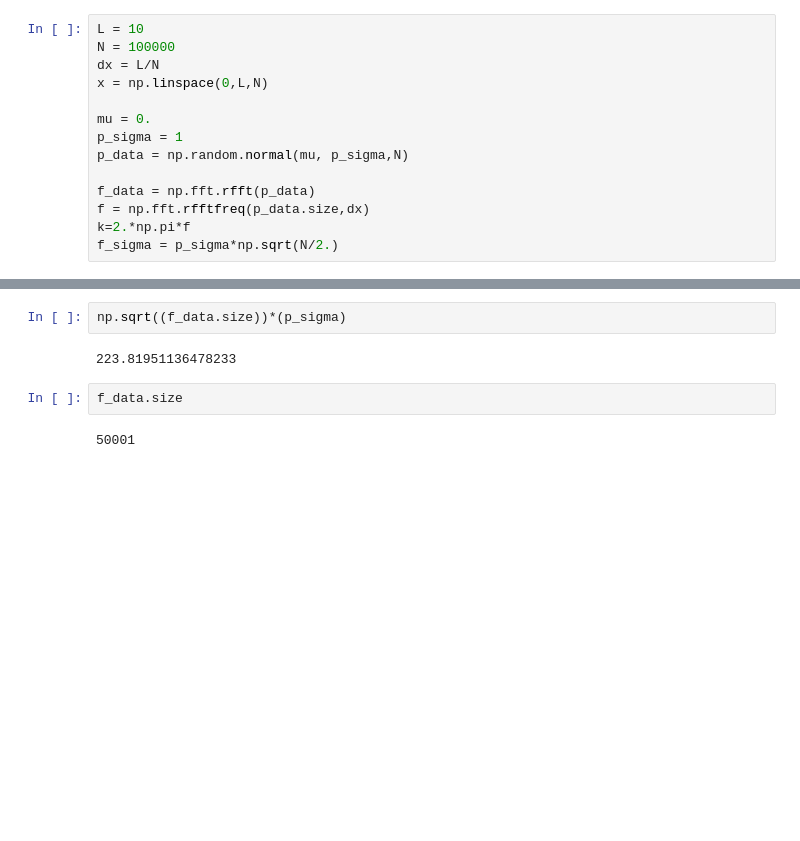
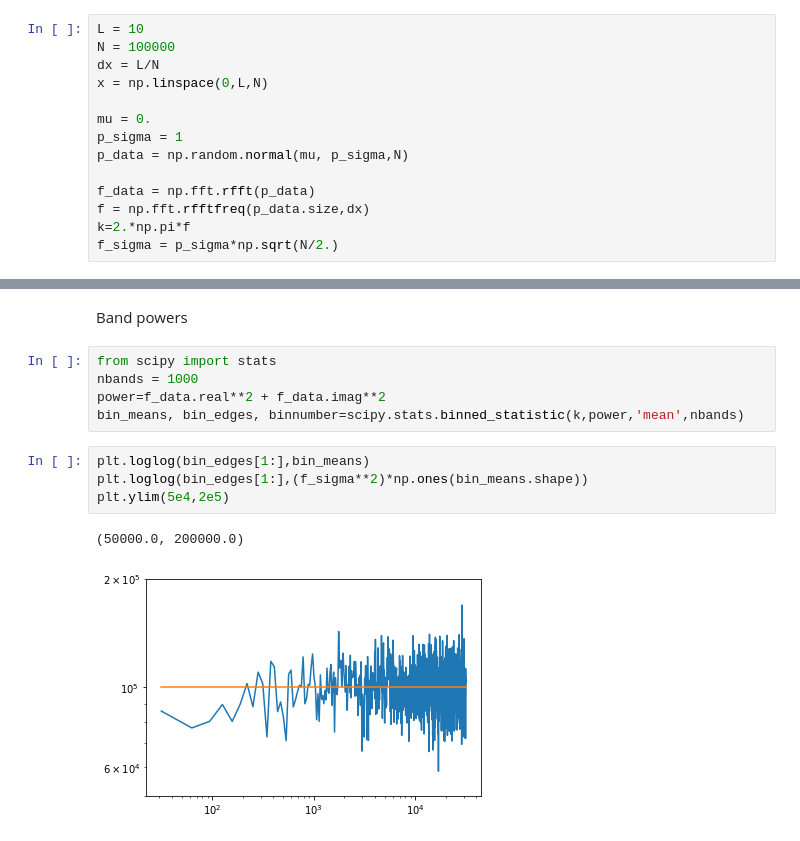
Before and after one commit to mjohnsonperimeter/cosmology_2019, a Jupyter notebook: random_field.ipynb, the cells around one changed output, grey strips where cells are left out. Cells and saved outputs as stored; diff of their text form; blank space fills up the shorter version.

```diff
--- a/random_field.ipynb
+++ b/random_field.ipynb
@@ -51,8 +56,14 @@ plt.plot(bins, 1/(p_sigma * np.sqrt(2 * np.pi))*np.exp( - (bins)**2 / (2 * p_sig
-# %%
-np.sqrt((f_data.size))*(p_sigma)
-# %% [output]
-223.81951136478233
-# %%
-f_data.size
-# %% [output]
-50001
+# %% [markdown]
+Band powers
+# %%
+from scipy import stats
+nbands = 1000
+power=f_data.real**2 + f_data.imag**2
+bin_means, bin_edges, binnumber=scipy.stats.binned_statistic(k,power,'mean',nbands)
+# %%
+plt.loglog(bin_edges[1:],bin_means)
+plt.loglog(bin_edges[1:],(f_sigma**2)*np.ones(bin_means.shape))
+plt.ylim(5e4,2e5)
+# %% [output]
+(50000.0, 200000.0)
+[figure, added]
```
Also changed, not shown: parts of 6 cells of this notebook.
